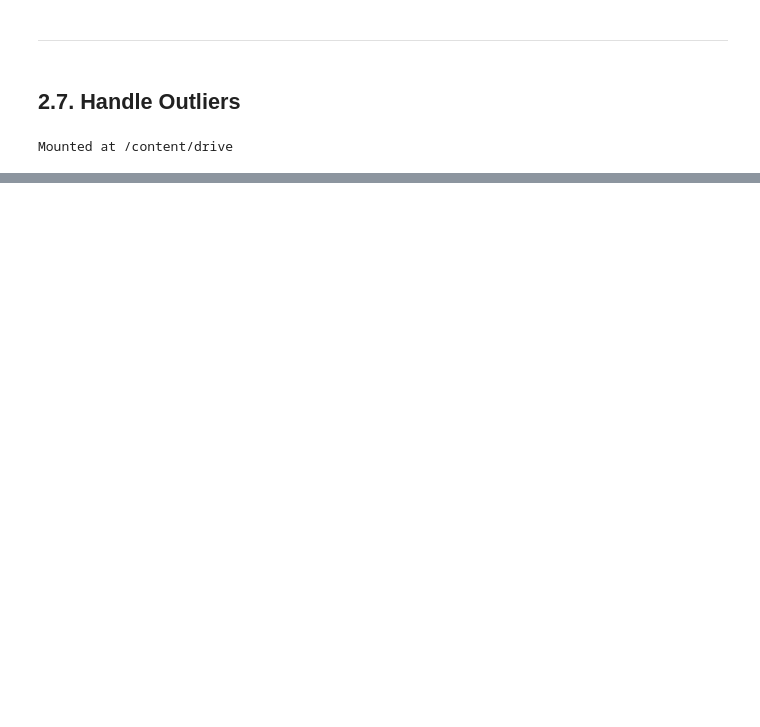
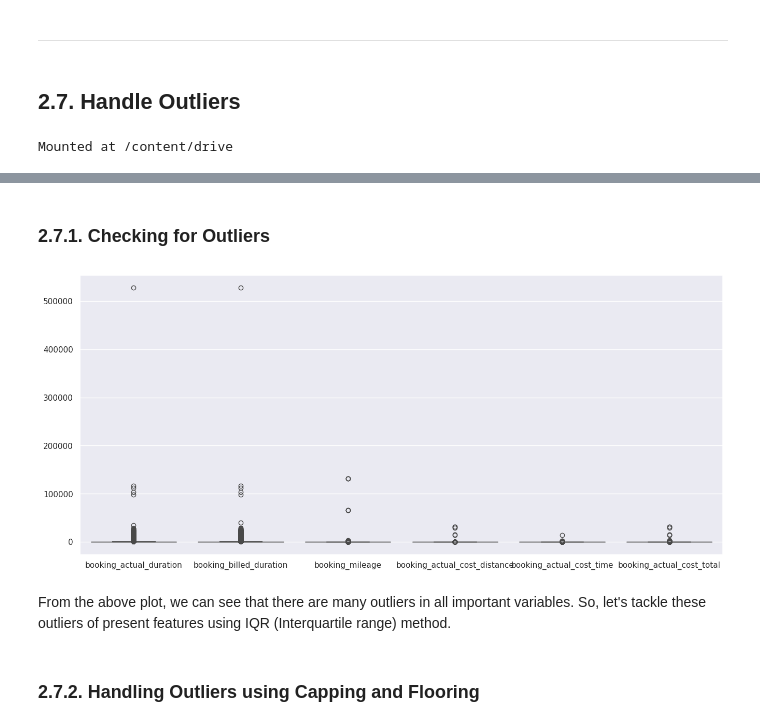
Before and after one commit to tejasnavalkhe/Optimising-Car-Sharing-Profitability-with-a-Regional-Pricing-Strategy, a Jupyter notebook: code/Data Cleaning and Feature Engineering.ipynb, the cells around one changed output, grey strips where cells are left out. Saved outputs shown, nothing was run; the diff lists cells and outputs as text; code cells hidden in the pictures; blank space fills up the shorter version.

```diff
--- a/code/Data Cleaning and Feature Engineering.ipynb
+++ b/code/Data Cleaning and Feature Engineering.ipynb
@@ -842,3 +845,5 @@ drive.mount('/content/drive')
 DATA_PATH = "/content/drive/MyDrive/MSc Dissertation/data/"
 # %% [output]
 Mounted at /content/drive
+# %%
+df = pd.read_csv(f'{DATA_PATH}/final_dataset.csv')
@@ -844,0 +892,19 @@ Mounted at /content/drive
+# %%
+# Convert datetime columns to datetime objects
+df['booking_actual_start'] = pd.to_datetime(df['booking_actual_start'])
+df['booking_actual_end'] = pd.to_datetime(df['booking_actual_end'])
+df['booking_billed_start'] = pd.to_datetime(df['booking_billed_start'])
+df['booking_billed_end'] = pd.to_datetime(df['booking_billed_end'])
+df['booking_created_at'] = pd.to_datetime(df['booking_created_at'])
+# %% [markdown]
+### 2.7.1. Checking for Outliers
+# %%
+# Check for outliers using Box Plot
+sns.set(rc={"figure.figsize":(16, 7)})
+sns.boxplot(data=df[['booking_actual_duration', 'booking_billed_duration', 'booking_mileage',
+                     'booking_actual_cost_distance', 'booking_actual_cost_time', 'booking_actual_cost_total']])
+plt.show()
+# %% [output]
+[figure, added]
+# %% [markdown]
+From the above plot, we can see that there are many outliers in all important variables. So, let's tackle these outliers of present features using IQR (Interquartile range) method.
@@ -844,0 +920,2 @@ Mounted at /content/drive
+# %% [markdown]
+### 2.7.2. Handling Outliers using Capping and Flooring
```
Also changed, not shown: parts of 25 cells of this notebook.
